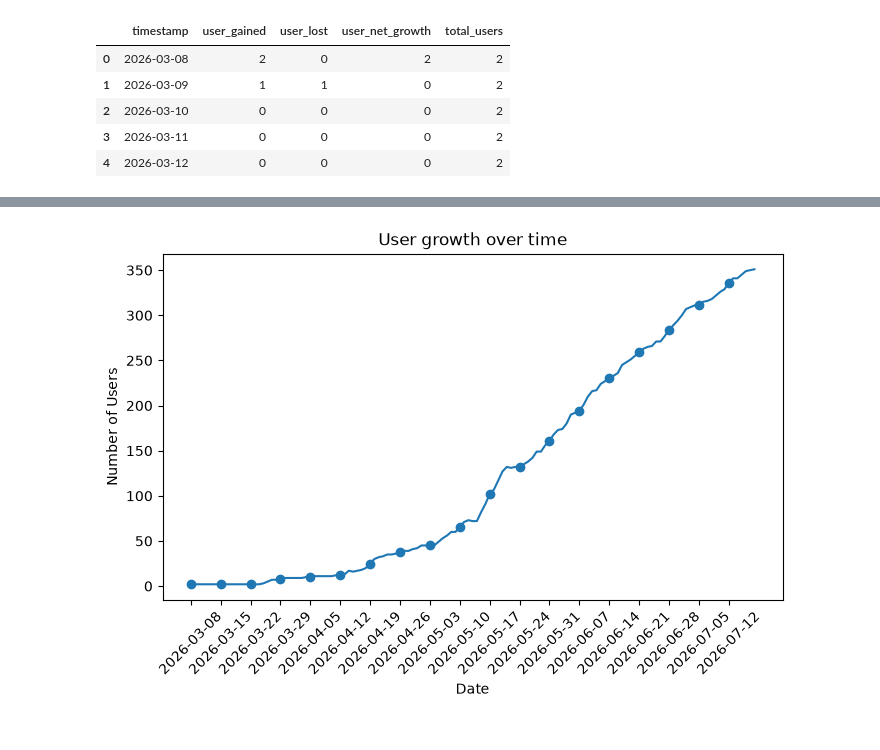
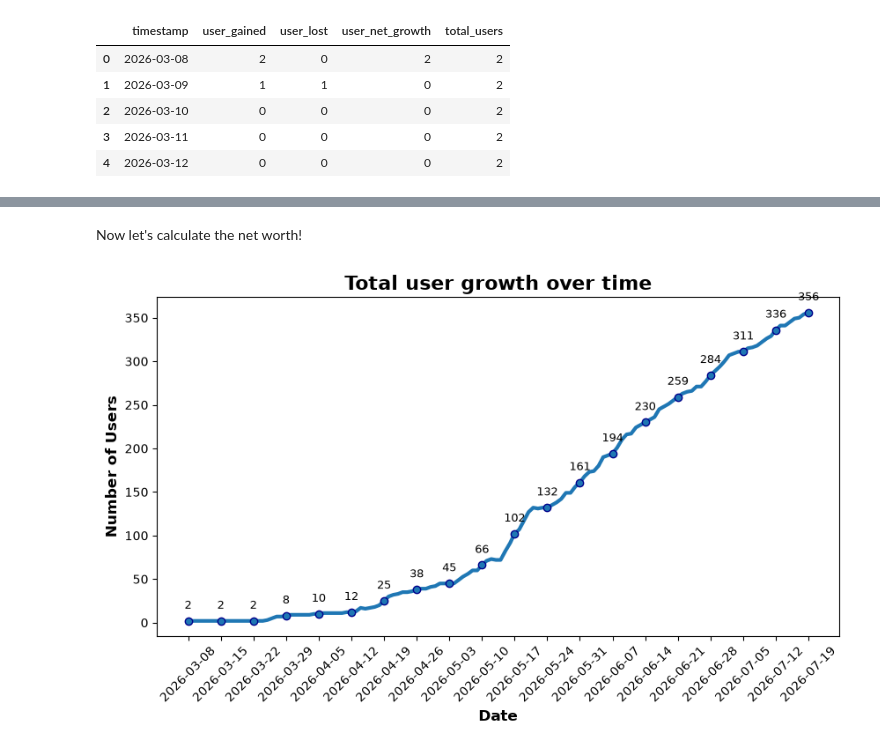
Before and after one commit to Arut3nCodes/ggc-server-user-growth-analysis, a Jupyter notebook: user-growth-analysis.ipynb, the cells around one changed output, grey strips where cells are left out. Drawn from its saved outputs; the diff is of its cells as text; code cells hidden in the pictures.

```diff
--- a/user-growth-analysis.ipynb
+++ b/user-growth-analysis.ipynb
@@ -167,17 +351,57 @@ Seems everything is in order, now we can go over to the data exploration process
+# %% [markdown]
+Now let's calculate the net worth!
 # %%
-fig, ax = plt.subplots(figsize=(8, 4.5))  # Create a figure and axis for the plot
+fig, ax = plt.subplots(figsize=(10, 5))  # Create a figure and axis for the plot
 
-ax.plot(user_data['timestamp'], user_data['total_users'], marker='o', markevery=7)  # Plot total users over time
+ax.plot( # Plot total users over time
+    user_data['timestamp'],
+    user_data['total_users'],
+    linewidth=3,
+    marker='o',
+    markersize=6,
+    markevery=7,
+    markeredgecolor='darkblue',
+        )
 
-ax.set_title('User growth over time')  # Set the title of the plot
+ax.set_title( # Plot title with custom font properties
+    label='Total user growth over time', # plot title
+    fontsize=16,
+    fontweight='bold'
+    )
 
-ax.set_xlabel('Date')  # Label the x-axis
-plt.xticks(rotation=45)  # Rotate x-axis labels for better readability
-plt.xticks(user_data['timestamp'][::7])  # Show only a subset of x-axis labels for clarity
+ax.set_xlabel( # Label the x-axis
+    xlabel='Date',
+    fontsize=12,
+    fontweight='bold'
+    )
+
+ax.set_ylabel( # Label the y-axis
+    ylabel='Number of Users',
+    fontsize=12,
+    fontweight='bold'
+    )
+
+# Add value labels every 7 points
+for i in range(0, len(user_data), 7):
+    ax.annotate(
+        f"{user_data['total_users'].iloc[i]:,}",
+        (
+            user_data['timestamp'].iloc[i],
+            user_data['total_users'].iloc[i]
+        ),
+        textcoords="offset points",
+        xytext=(0, 10),
+        ha='center',
+        fontsize=9
+    )
+
+
+
+ax.set_xticks(user_data['timestamp'][::7]) # set x-ticks to every 7th date for better readability
+ax.tick_params(axis='x', rotation=45) # Rotate x-tick labels for better readability
 
 ax.set_ylabel('Number of Users')  # Label the y-axis
 
-
 plt.show()  # Show the plot of user growth over time
 # %% [output]
-[figure, old version]
+[figure, new version]
```
Also changed, not shown: parts of 10 cells of this notebook.
